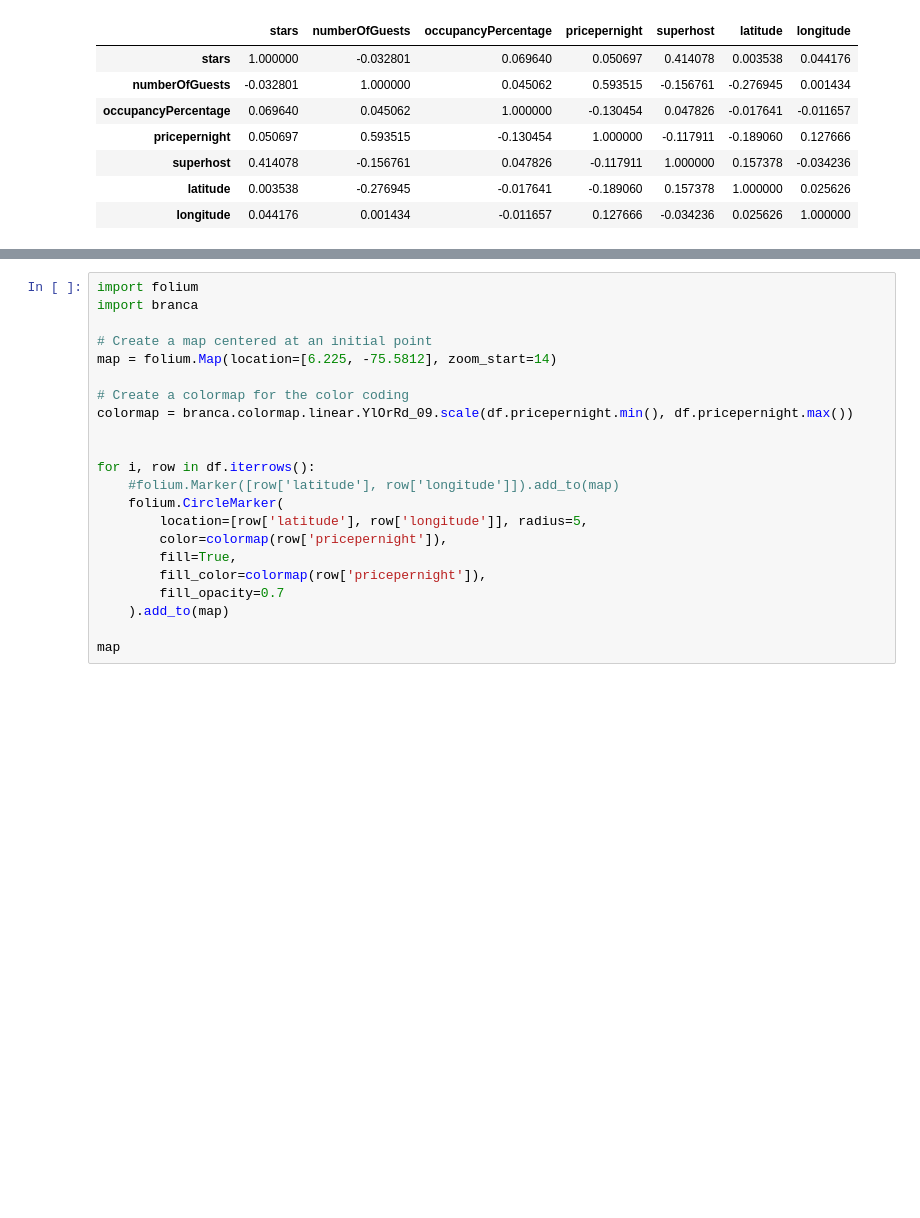
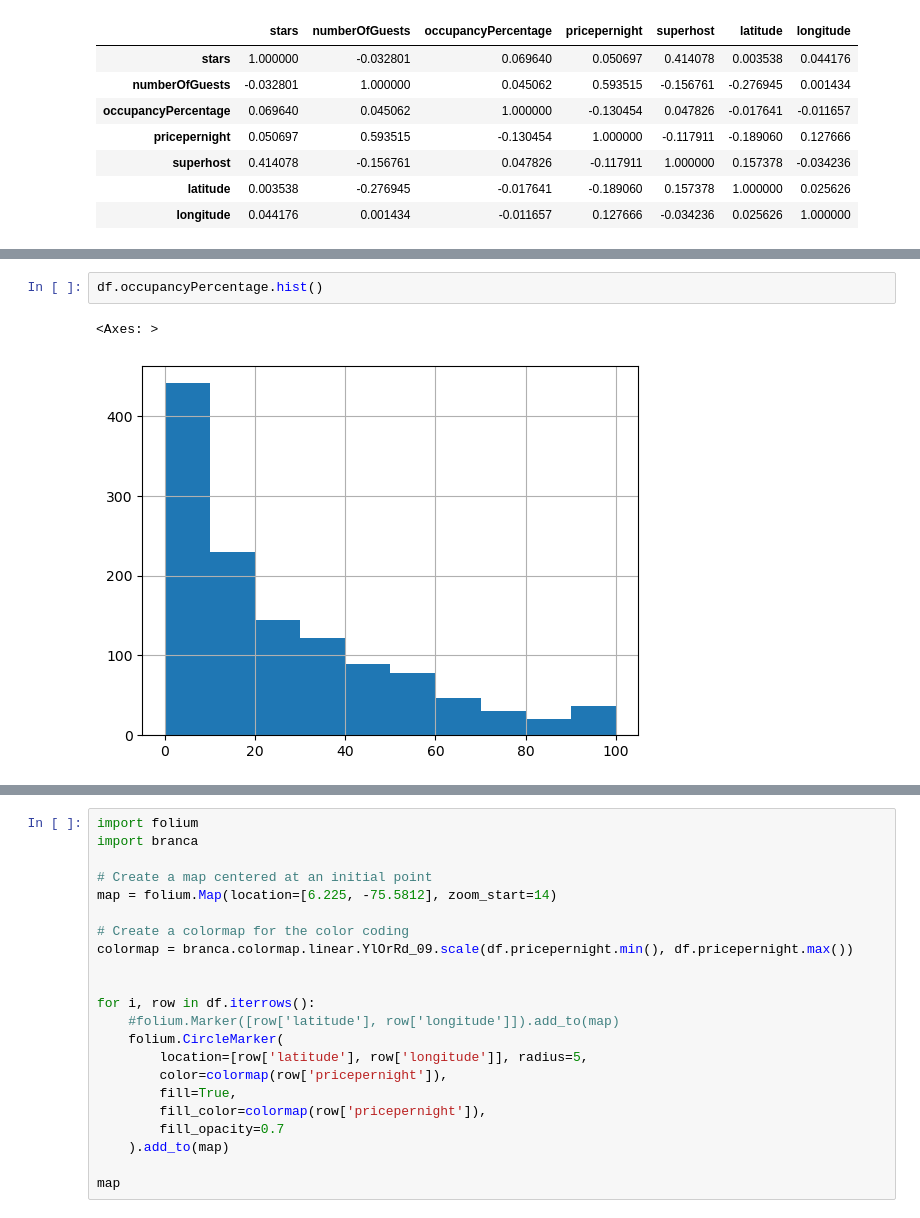
Before and after one commit to manuelarcer/airbnylizer, a Jupyter notebook: eda.ipynb, the cells around one changed output, grey strips where cells are left out. Cells and saved outputs as stored; diff of their text form; blank space fills up the shorter version.

```diff
--- a/eda.ipynb
+++ b/eda.ipynb
@@ -118,0 +136,5 @@ df.corr()
+# %%
+df.occupancyPercentage.hist()
+# %% [output]
+<Axes: >
+[figure, added]
```
Also changed, not shown: parts of 5 cells of this notebook.
